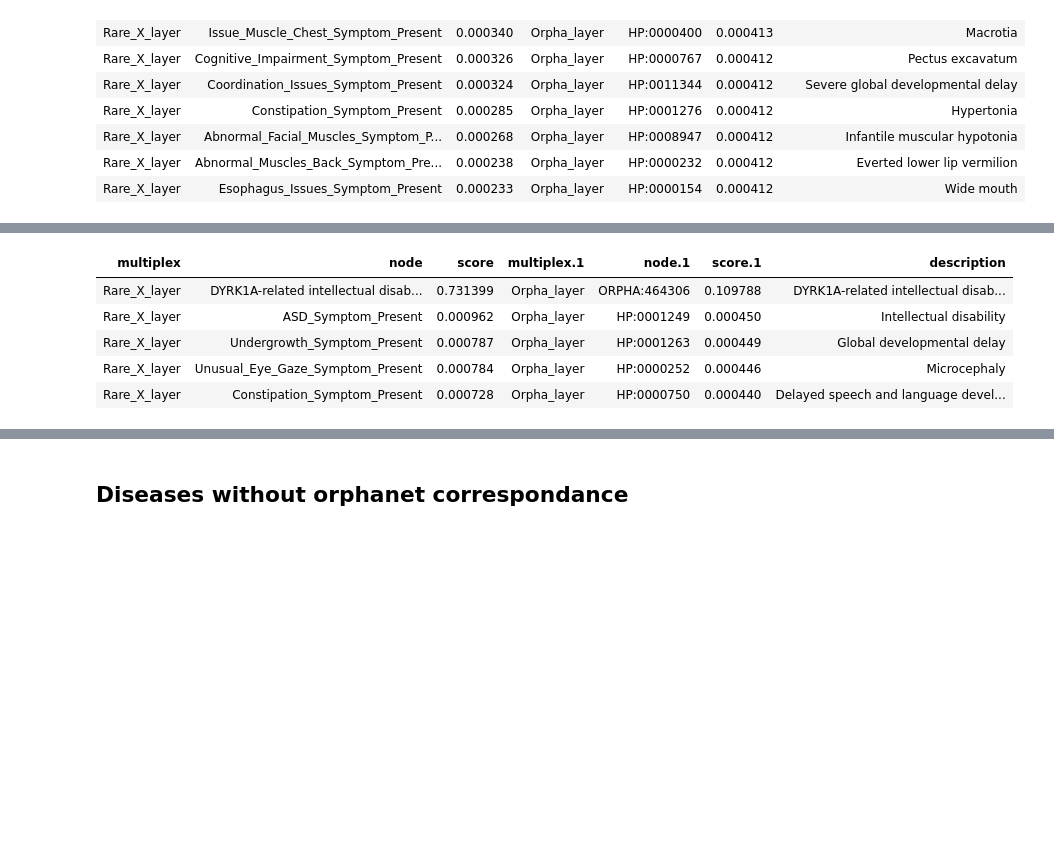
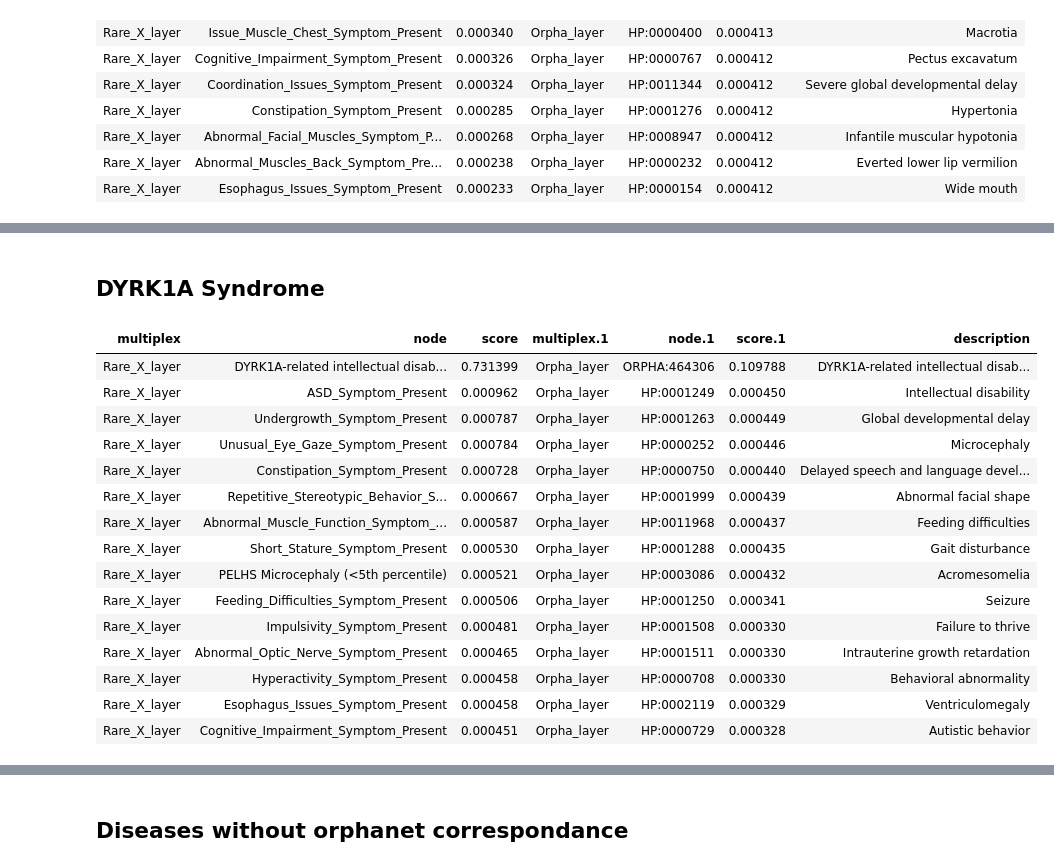
Before and after one commit to BAUDOTlab/Dream_Rare-X, a Jupyter notebook: jupyter-notebooks/step6_analyze_mxr_results.ipynb, the cells around one changed output, grey strips where cells are left out. Drawn from its saved outputs; the diff is of its cells as text; code cells hidden in the pictures; blank space fills up the shorter version.

```diff
--- a/jupyter-notebooks/step6_analyze_mxr_results.ipynb
+++ b/jupyter-notebooks/step6_analyze_mxr_results.ipynb
@@ -170,9 +240,21 @@ dico_results_withOrpha['Classic homocystinuria'].head(topresults).style.hide_ind
+# %% [markdown]
+## DYRK1A Syndrome
 # %%
-dico_results_withOrpha['DYRK1A Syndrome'].head(topresults).style.hide_index()
+dico_results_withOrpha['DYRK1A Syndrome'].head(topresults).style.hide(axis='index')
 # %% [output]
 | multiplex | node | score | multiplex.1 | node.1 | score.1 | description |
 | Rare_X_layer | DYRK1A-related intellectual disab... | 0.731399 | Orpha_layer | ORPHA:464306 | 0.109788 | DYRK1A-related intellectual disab... |
 | Rare_X_layer | ASD_Symptom_Present | 0.000962 | Orpha_layer | HP:0001249 | 0.000450 | Intellectual disability |
 | Rare_X_layer | Undergrowth_Symptom_Present | 0.000787 | Orpha_layer | HP:0001263 | 0.000449 | Global developmental delay |
 | Rare_X_layer | Unusual_Eye_Gaze_Symptom_Present | 0.000784 | Orpha_layer | HP:0000252 | 0.000446 | Microcephaly |
 | Rare_X_layer | Constipation_Symptom_Present | 0.000728 | Orpha_layer | HP:0000750 | 0.000440 | Delayed speech and language devel... |
+| Rare_X_layer | Repetitive_Stereotypic_Behavior_S... | 0.000667 | Orpha_layer | HP:0001999 | 0.000439 | Abnormal facial shape |
+| Rare_X_layer | Abnormal_Muscle_Function_Symptom_... | 0.000587 | Orpha_layer | HP:0011968 | 0.000437 | Feeding difficulties |
+| Rare_X_layer | Short_Stature_Symptom_Present | 0.000530 | Orpha_layer | HP:0001288 | 0.000435 | Gait disturbance |
+| Rare_X_layer | PELHS Microcephaly (<5th percentile) | 0.000521 | Orpha_layer | HP:0003086 | 0.000432 | Acromesomelia |
+| Rare_X_layer | Feeding_Difficulties_Symptom_Present | 0.000506 | Orpha_layer | HP:0001250 | 0.000341 | Seizure |
+| Rare_X_layer | Impulsivity_Symptom_Present | 0.000481 | Orpha_layer | HP:0001508 | 0.000330 | Failure to thrive |
+| Rare_X_layer | Abnormal_Optic_Nerve_Symptom_Present | 0.000465 | Orpha_layer | HP:0001511 | 0.000330 | Intrauterine growth retardation |
+| Rare_X_layer | Hyperactivity_Symptom_Present | 0.000458 | Orpha_layer | HP:0000708 | 0.000330 | Behavioral abnormality |
+| Rare_X_layer | Esophagus_Issues_Symptom_Present | 0.000458 | Orpha_layer | HP:0002119 | 0.000329 | Ventriculomegaly |
+| Rare_X_layer | Cognitive_Impairment_Symptom_Present | 0.000451 | Orpha_layer | HP:0000729 | 0.000328 | Autistic behavior |
```
Also changed, not shown: parts of 60 cells of this notebook.
